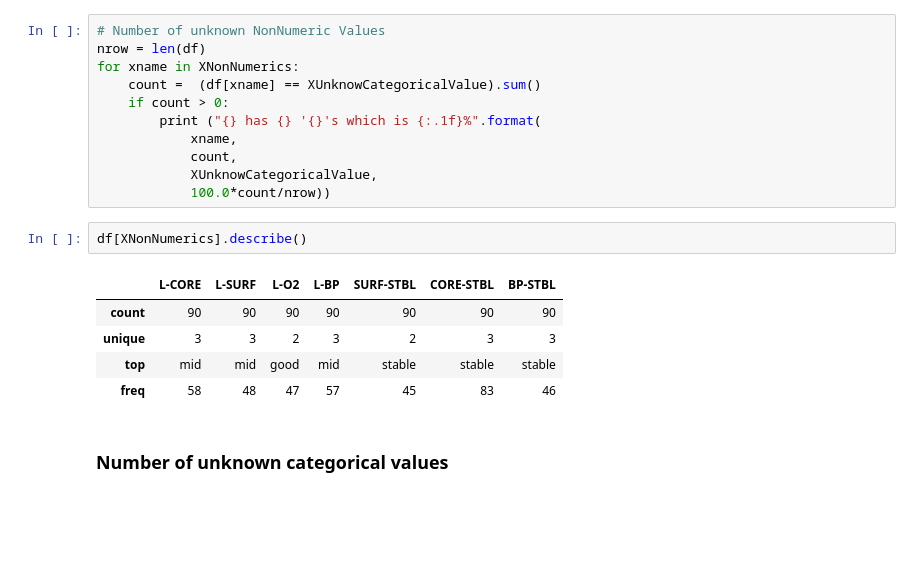
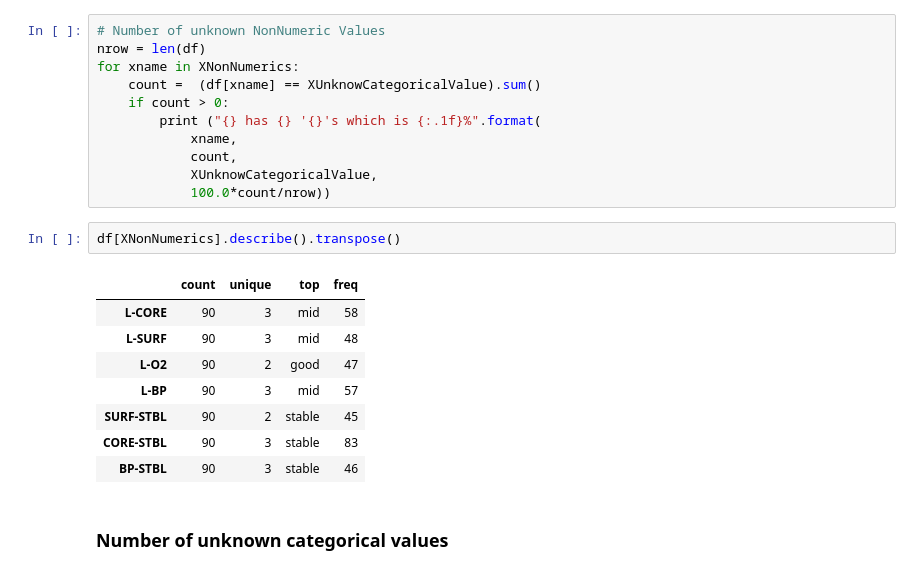
Before and after one commit to gitclem/MachineLearningTemplates, a Jupyter notebook: ClemMLTemplatePostOp.ipynb, the cells around one changed output. Cells and saved outputs as stored; diff of their text form; blank space fills up the shorter version.

```diff
--- a/ClemMLTemplatePostOp.ipynb
+++ b/ClemMLTemplatePostOp.ipynb
@@ -267,13 +260,16 @@ for xname in XNonNumerics:
             XUnknowCategoricalValue,
             100.0*count/nrow))
 # %%
-df[XNonNumerics].describe()
+df[XNonNumerics].describe().transpose()
 # %% [output]
-|  | L-CORE | L-SURF | L-O2 | L-BP | SURF-STBL | CORE-STBL | BP-STBL |
-| count | 90 | 90 | 90 | 90 | 90 | 90 | 90 |
-| unique | 3 | 3 | 2 | 3 | 2 | 3 | 3 |
-| top | mid | mid | good | mid | stable | stable | stable |
-| freq | 58 | 48 | 47 | 57 | 45 | 83 | 46 |
+|  | count | unique | top | freq |
+| L-CORE | 90 | 3 | mid | 58 |
+| L-SURF | 90 | 3 | mid | 48 |
+| L-O2 | 90 | 2 | good | 47 |
+| L-BP | 90 | 3 | mid | 57 |
+| SURF-STBL | 90 | 2 | stable | 45 |
+| CORE-STBL | 90 | 3 | stable | 83 |
+| BP-STBL | 90 | 3 | stable | 46 |
 # %% [markdown]
 ### Number of unknown categorical values
 # %%
```
Also changed, not shown: parts of 4 cells of this notebook, 1 other file.
